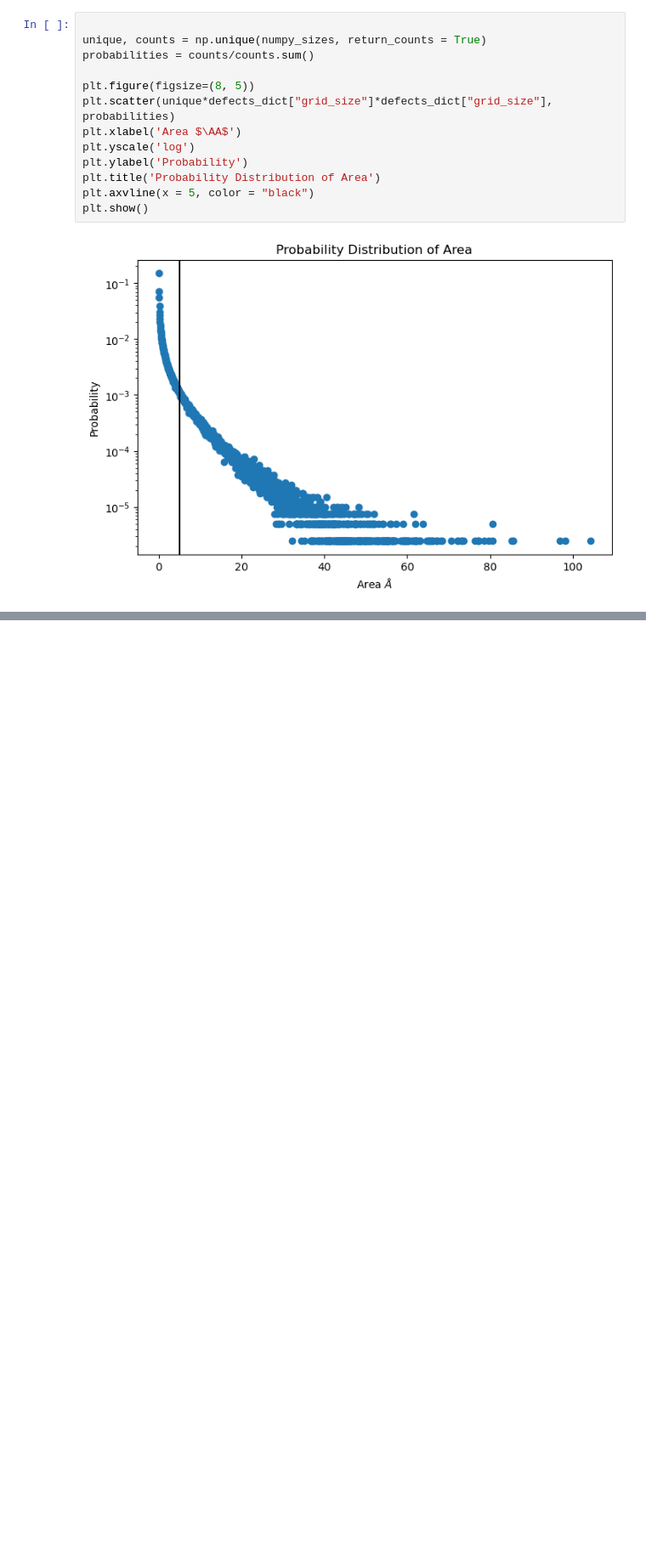
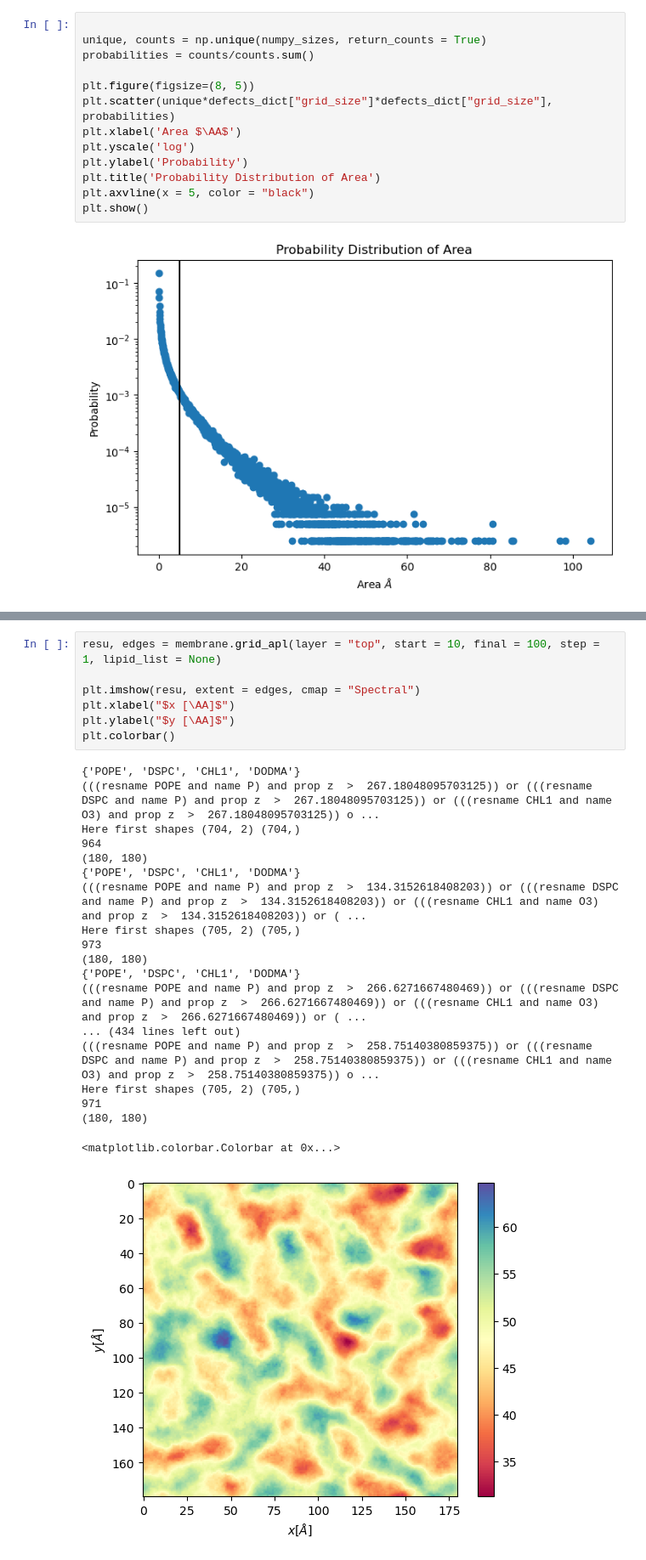
Before and after one commit to pyF4all/2DanalysisTutorials, a Jupyter notebook: Memb2D/User_guide.ipynb, the cells around one changed output, grey strips where cells are left out. Shown at 85% size. Saved outputs shown, nothing was run; the diff lists cells and outputs as text; blank space fills up the shorter version.

```diff
--- a/Memb2D/User_guide.ipynb
+++ b/Memb2D/User_guide.ipynb
@@ -621,0 +660,27 @@ plt.show()
+# %%
+resu, edges = membrane.grid_apl(layer = "top", start = 10, final = 100, step = 1, lipid_list = None)
+
+plt.imshow(resu, extent = edges, cmap = "Spectral")
+plt.xlabel("$x [\AA]$")
+plt.ylabel("$y [\AA]$")
+plt.colorbar()
+# %% [output]
+{'POPE', 'DSPC', 'CHL1', 'DODMA'}
+(((resname POPE and name P) and prop z  >  267.18048095703125)) or (((resname DSPC and name P) and prop z  >  267.18048095703125)) or (((resname CHL1 and name O3) and prop z  >  267.18048095703125)) o ...
+Here first shapes (704, 2) (704,)
+964
+(180, 180)
+{'POPE', 'DSPC', 'CHL1', 'DODMA'}
+(((resname POPE and name P) and prop z  >  134.3152618408203)) or (((resname DSPC and name P) and prop z  >  134.3152618408203)) or (((resname CHL1 and name O3) and prop z  >  134.3152618408203)) or ( ...
+Here first shapes (705, 2) (705,)
+973
+(180, 180)
+{'POPE', 'DSPC', 'CHL1', 'DODMA'}
+(((resname POPE and name P) and prop z  >  266.6271667480469)) or (((resname DSPC and name P) and prop z  >  266.6271667480469)) or (((resname CHL1 and name O3) and prop z  >  266.6271667480469)) or ( ...
+... (434 lines left out)
+(((resname POPE and name P) and prop z  >  258.75140380859375)) or (((resname DSPC and name P) and prop z  >  258.75140380859375)) or (((resname CHL1 and name O3) and prop z  >  258.75140380859375)) o ...
+Here first shapes (705, 2) (705,)
+971
+(180, 180)
+<matplotlib.colorbar.Colorbar at 0x...>
+[figure, added]
```
Also changed, not shown: parts of 6 cells of this notebook.
